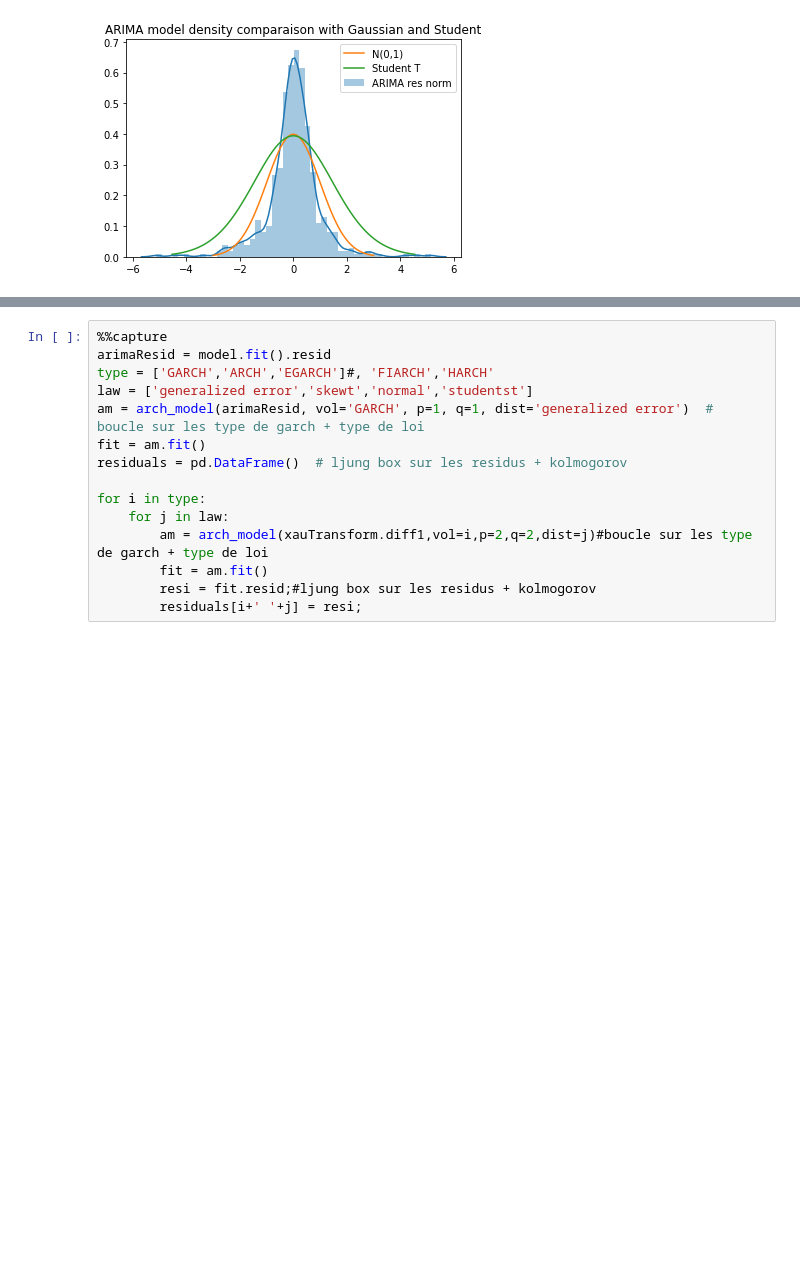
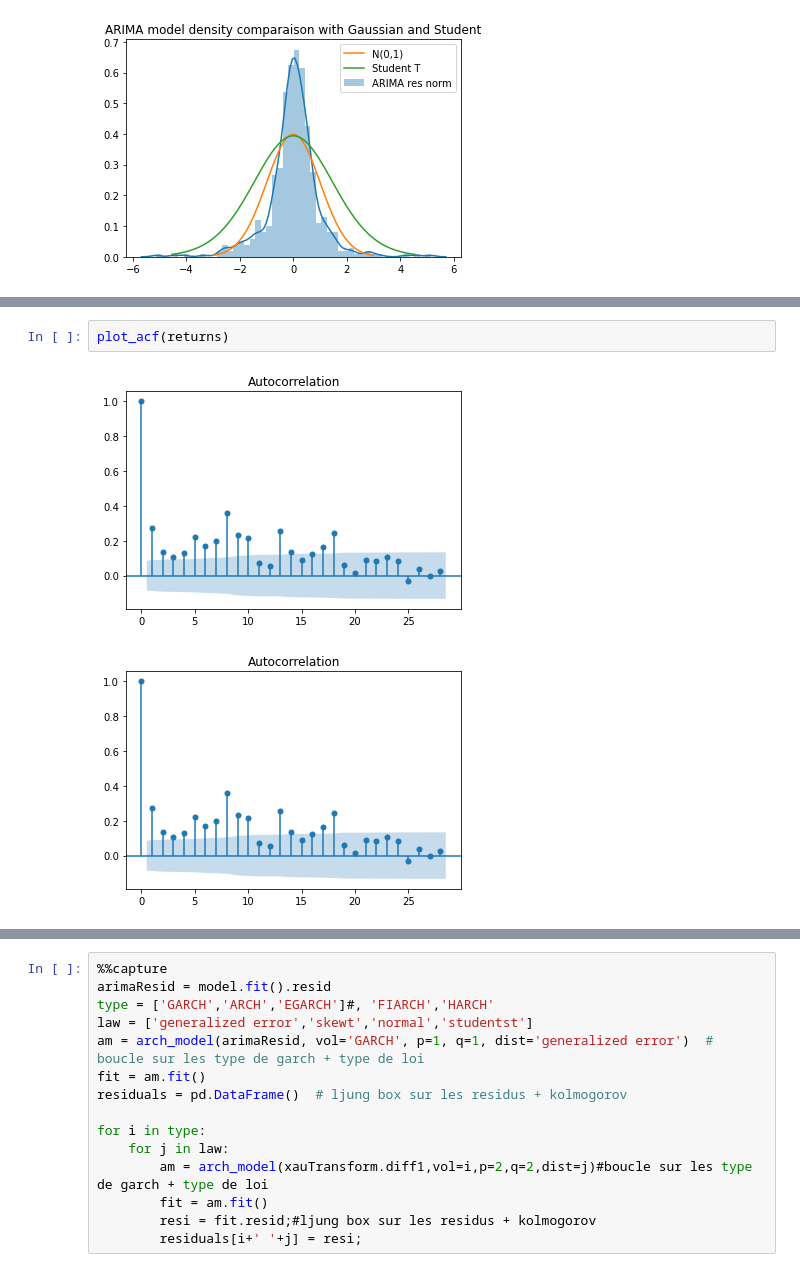
Before and after one commit to FranckNgN/Spot-prediction, a Jupyter notebook: report.ipynb, the cells around one changed output, grey strips where cells are left out. Saved outputs shown, nothing was run; the diff lists cells and outputs as text; blank space fills up the shorter version.

```diff
--- a/report.ipynb
+++ b/report.ipynb
@@ -512,0 +541,5 @@ Ljung-box tests if there is any auto correlation between residuals
+# %%
+plot_acf(returns)
+# %% [output]
+[figure, added]
+[figure, added]
```
Also changed, not shown: parts of 12 cells of this notebook.
